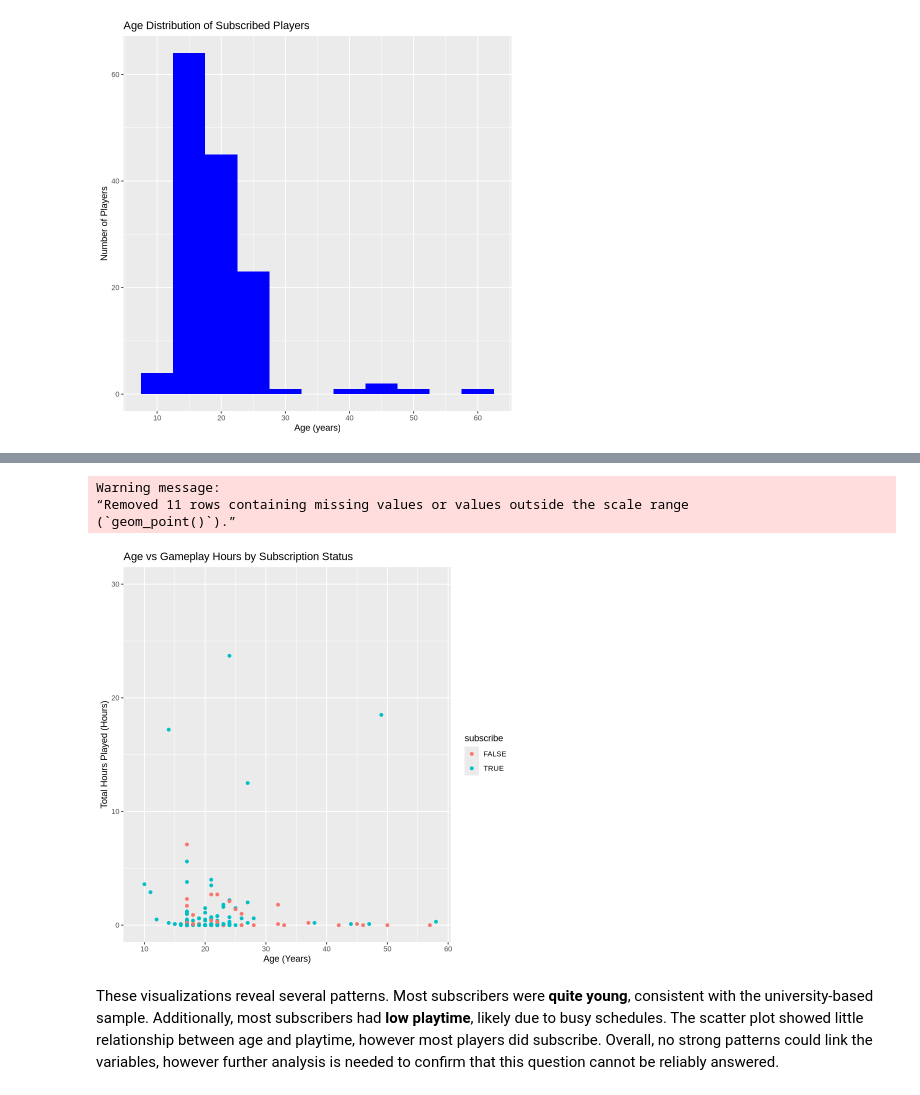
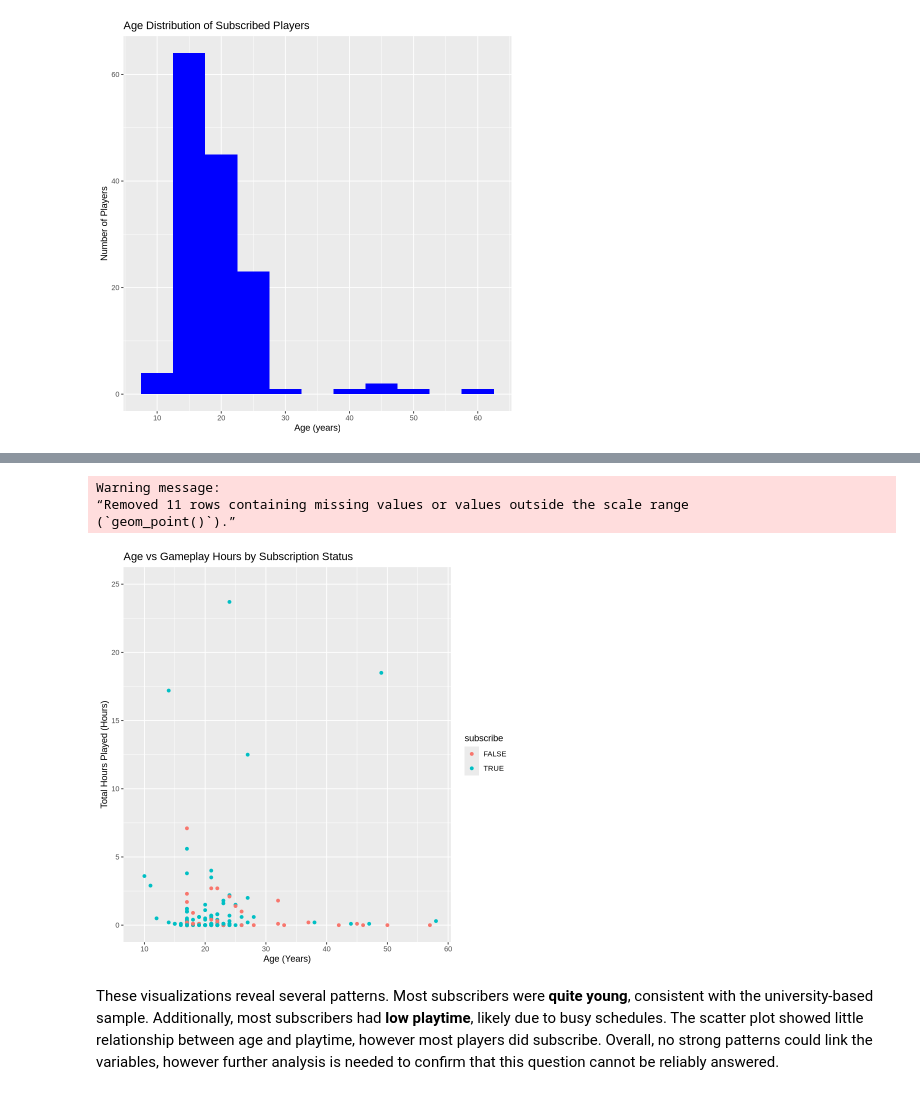
Before and after one commit to strikerjoseph734-glitch/individual_planning_project, a Jupyter notebook: planning_proposal.ipynb, the cells around one changed output, grey strips where cells are left out. Saved outputs shown, nothing was run; the diff lists cells and outputs as text; code cells hidden in the pictures.

```diff
--- a/planning_proposal.ipynb
+++ b/planning_proposal.ipynb
@@ -248,16 +263,16 @@ hours_yes_plot
 # %%
 hours_age_plot <- players_factor|>
     ggplot(aes(x = Age, y = played_hours, color = subscribe))+
     geom_point()+
     labs(title = "Age vs Gameplay Hours by Subscription Status", x = "Age (Years)", y = "Total Hours Played (Hours)")+
-    ylim(0,30)
+    ylim(0,25)
 
 hours_age_plot
 # %% [output]
 Warning message:
 “Removed 11 rows containing missing values or values outside the scale range
 (`geom_point()`).”
-[figure, old version]
+[figure, new version]
 # %% [markdown]
 These visualizations reveal several patterns. Most subscribers were **quite young**, consistent with the university-based sample. Additionally, most subscribers had **low playtime**, likely due to busy schedules. The scatter plot showed little relationship between age and playtime, however most players did subscribe. Overall, no strong patterns could link the variables, however further analysis is needed to confirm that this question cannot be reliably answered.
 # %% [markdown]
```
Also changed, not shown: parts of 7 cells of this notebook.
